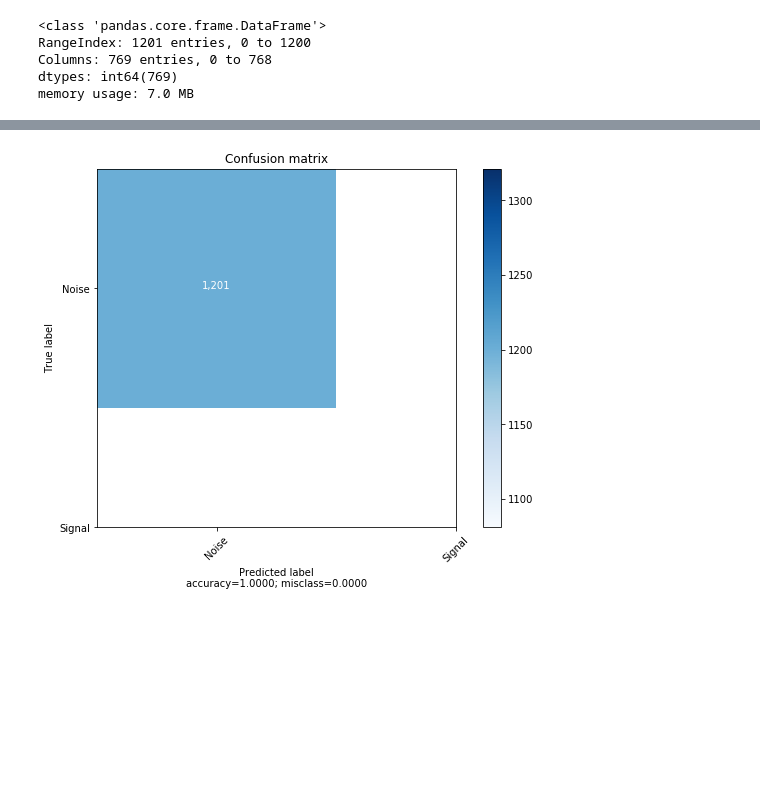
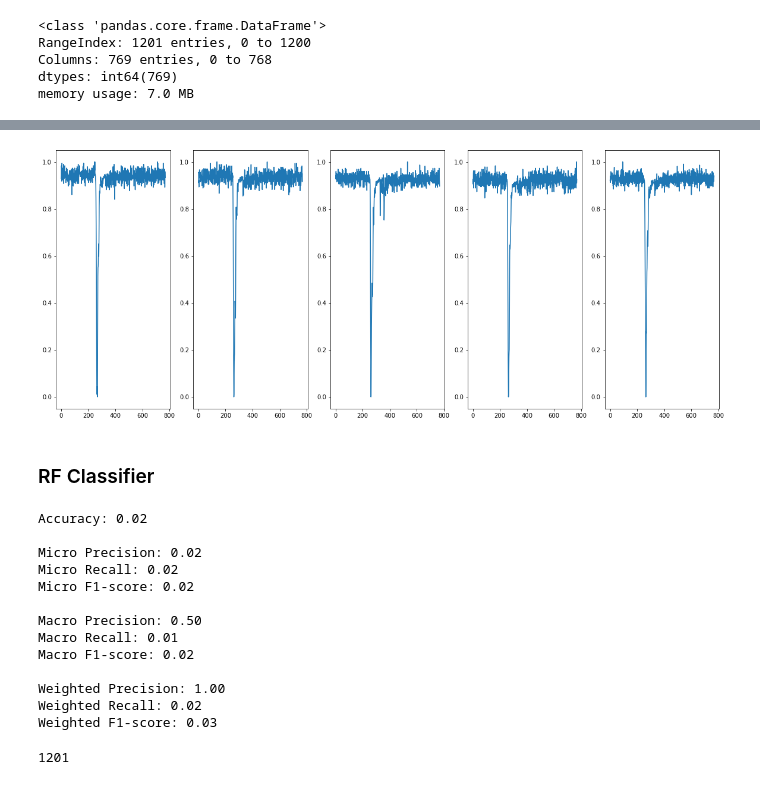
Before and after one commit to domdiac/NTOF, a Jupyter notebook: Rescale.ipynb, the cells around one changed output, grey strips where cells are left out. Cells and saved outputs as stored; diff of their text form; code cells hidden in the pictures; blank space fills up the shorter version.

```diff
--- a/Rescale.ipynb
+++ b/Rescale.ipynb
@@ -311,5 +298,5 @@ len(list_of_hist)
 # %% [output]
 1201
 # %%
-scaled_test=pd.DataFrame(list_of_hist, index=None)
+scaled_positive=pd.DataFrame(list_of_hist, index=None)
 # %%
@@ -354,6 +310,18 @@ Weighted F1-score: 1.00
-# %%
-classes = ['Noise', 'Signal']
-cm=confusion_matrix(labels, preds)
-fz.plot_confusion_matrix(cm,target_names=classes, normalize=False,)
-# %% [output]
-[figure, removed]
+# %%
+scaler2 = preprocessing.MinMaxScaler()
+scaled_positive = pd.DataFrame(data = scaler2.fit_transform(scaled_positive.values.T).T, columns = scaled_positive.columns)
+# %%
+count=0
+index=151
+limit=5
+plt.figure(figsize=[20,8])
+for isto in range(0,2000):
+    plt.subplot(index)
+    plt.plot(scaled_positive.loc[isto])
+    index+=1
+    count+=1
+    if count==limit: break
+# %% [output]
+[figure, added]
+# %% [markdown]
+### RF Classifier
@@ -359,0 +333,20 @@ fz.plot_confusion_matrix(cm,target_names=classes, normalize=False,)
+# %%
+print_precision_recall(labels, preds)
+# %% [output]
+Accuracy: 0.02
+
+Micro Precision: 0.02
+Micro Recall: 0.02
+Micro F1-score: 0.02
+
+Macro Precision: 0.50
+Macro Recall: 0.01
+Macro F1-score: 0.02
+
+Weighted Precision: 1.00
+Weighted Recall: 0.02
+Weighted F1-score: 0.03
+# %%
+len(preds)
+# %% [output]
+1201
```
Also changed, not shown: parts of 42 cells of this notebook.
